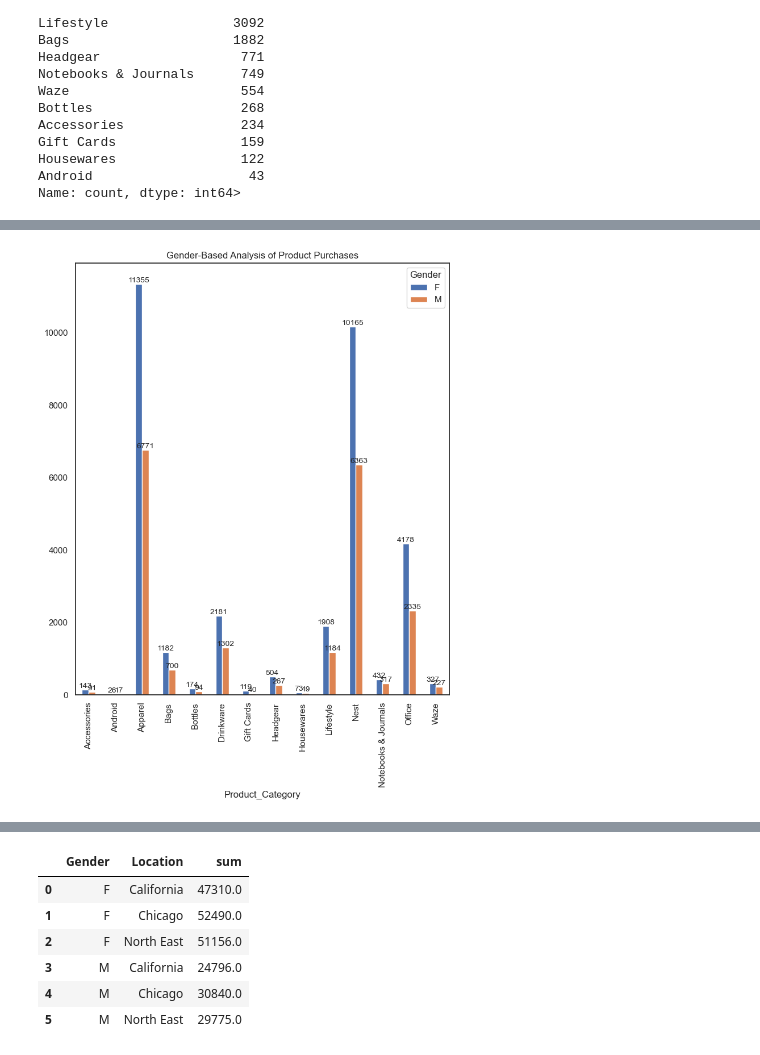
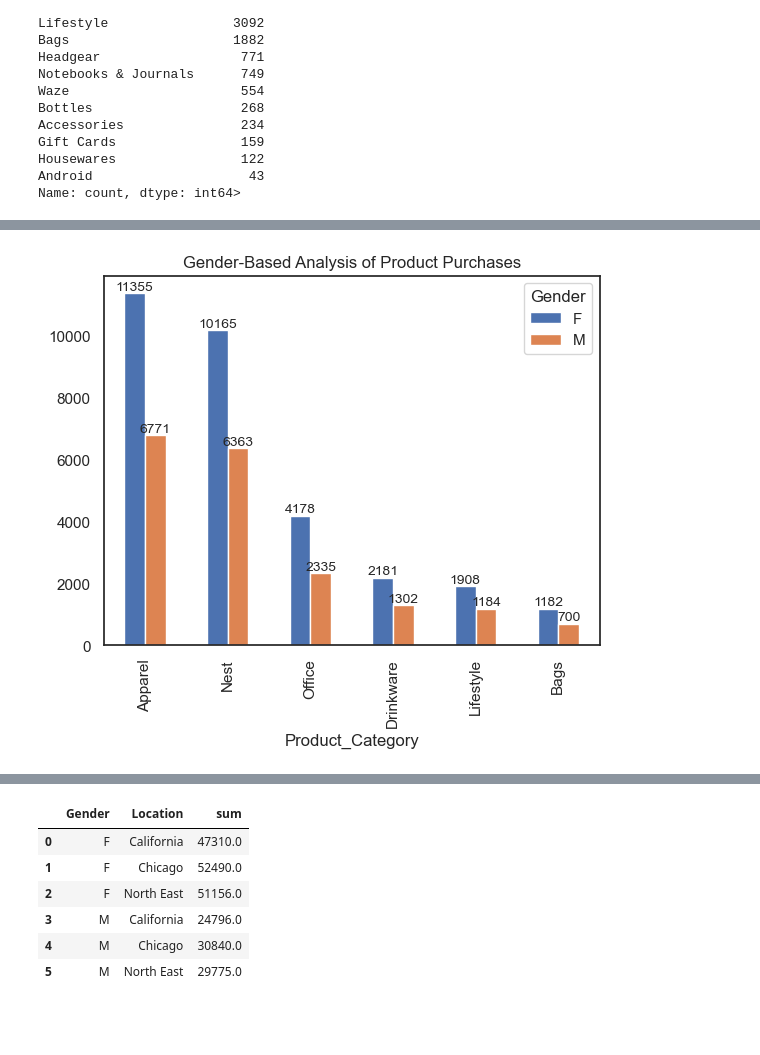
Before and after one commit to BreJyles/Project_1_group7, a Jupyter notebook: amber_work/project_1_code_venes.ipynb, the cells around one changed output, grey strips where cells are left out. Saved outputs shown, nothing was run; the diff lists cells and outputs as text; code cells hidden in the pictures; blank space fills up the shorter version.

```diff
--- a/amber_work/project_1_code_venes.ipynb
+++ b/amber_work/project_1_code_venes.ipynb
@@ -357,9 +357,9 @@ sns.set(style = "white")
 # %%
 pg = clean_df.groupby(["Product_Category", "Gender"])["Product_Category"].count().unstack("Gender")
 
-ax = pg[["F","M"]].plot(kind="bar", title = "Gender-Based Analysis of Product Purchases")
+ax = pg.sort_values(by="F", ascending=False)[["F","M"]].head(6).plot(kind="bar", title = "Gender-Based Analysis of Product Purchases")
 
 for container in ax.containers:
     ax.bar_label(container, size=10)
 # %% [output]
-[figure, old version]
+[figure, new version]
```
Also changed, not shown: parts of 20 cells of this notebook.
